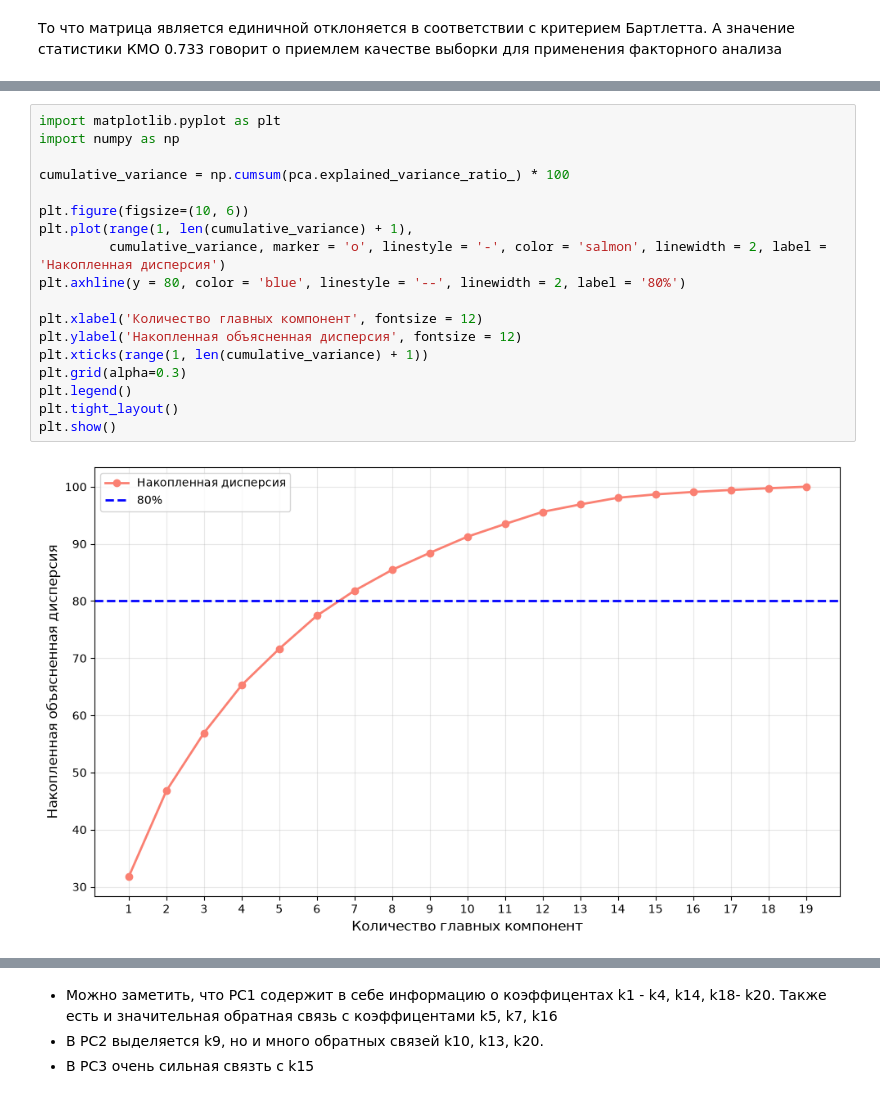
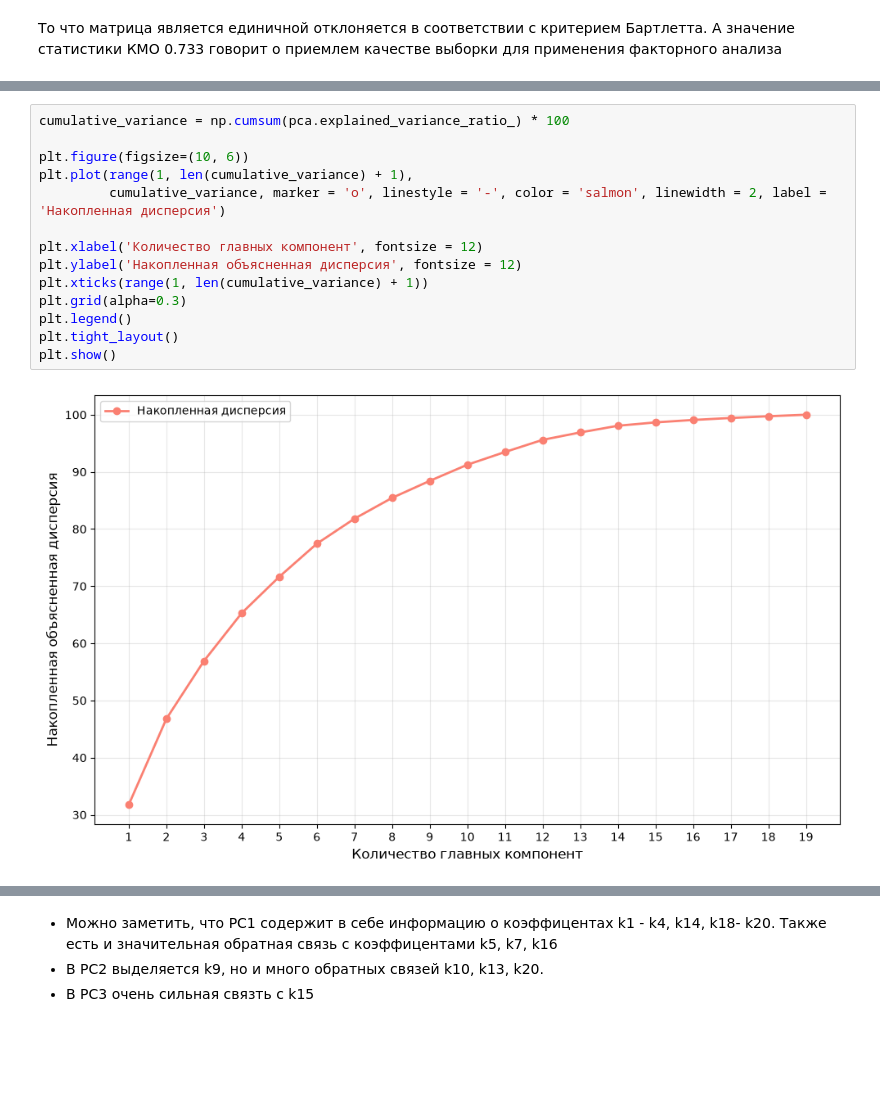
Before and after one commit to indzhrih/DAEFI, a Jupyter notebook: Lab2/factor_analysys.ipynb, the cells around one changed output, grey strips where cells are left out. Saved outputs shown, nothing was run; the diff lists cells and outputs as text; blank space fills up the shorter version.

```diff
--- a/Lab2/factor_analysys.ipynb
+++ b/Lab2/factor_analysys.ipynb
@@ -115,20 +120,16 @@ display(variance_df)
 # %%
-import matplotlib.pyplot as plt
-import numpy as np
-
 cumulative_variance = np.cumsum(pca.explained_variance_ratio_) * 100
 
 plt.figure(figsize=(10, 6))
 plt.plot(range(1, len(cumulative_variance) + 1),
          cumulative_variance, marker = 'o', linestyle = '-', color = 'salmon', linewidth = 2, label = 'Накопленная дисперсия')
-plt.axhline(y = 80, color = 'blue', linestyle = '--', linewidth = 2, label = '80%')
 
 plt.xlabel('Количество главных компонент', fontsize = 12)
 plt.ylabel('Накопленная объясненная дисперсия', fontsize = 12)
 plt.xticks(range(1, len(cumulative_variance) + 1))
 plt.grid(alpha=0.3)
 plt.legend()
 plt.tight_layout()
 plt.show()
 # %% [output]
-[figure, old version]
+[figure, new version]
```
Also changed, not shown: parts of 18 cells of this notebook.
